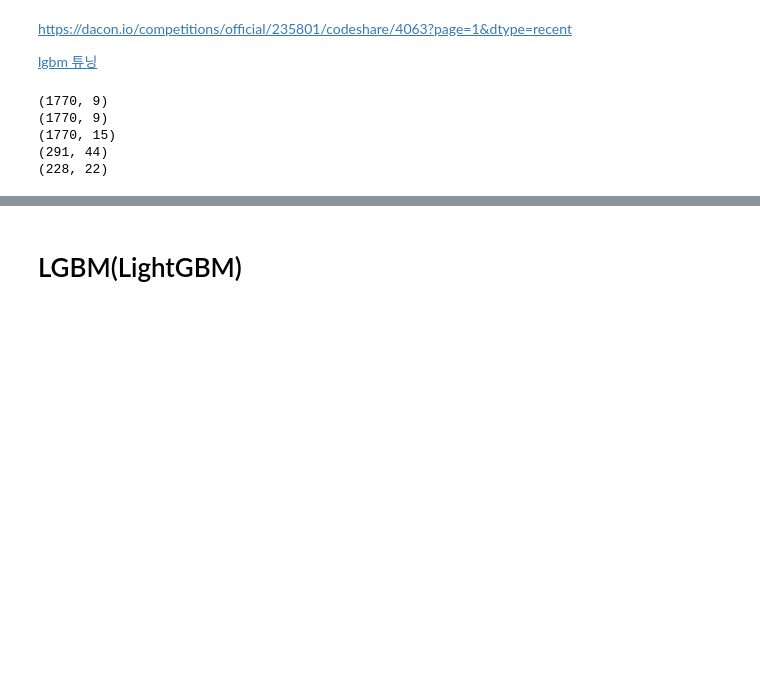
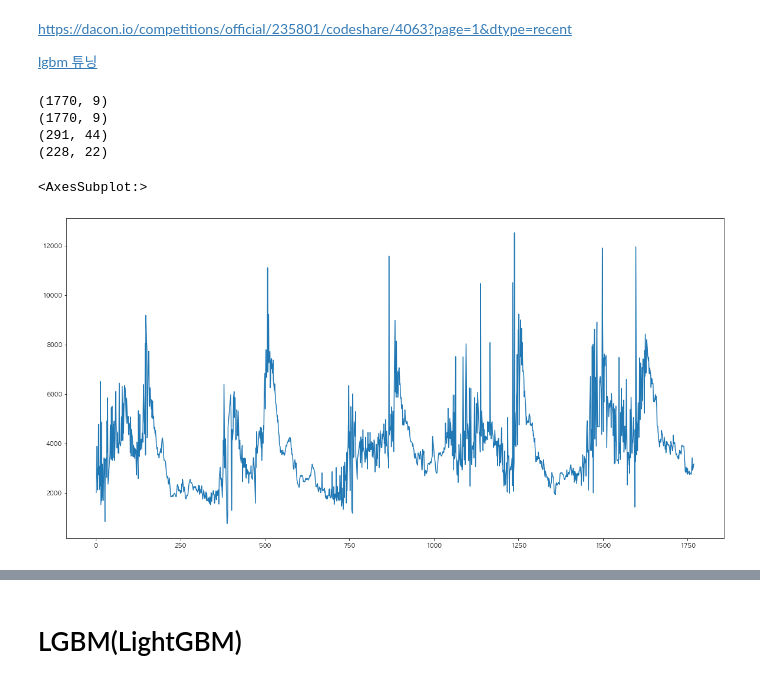
Before and after one commit to noobuy/products_price_predict, a Jupyter notebook: models/final_LGBM_scaler_week.ipynb, the cells around one changed output, grey strips where cells are left out. Saved outputs shown, nothing was run; the diff lists cells and outputs as text; code cells hidden in the pictures; blank space fills up the shorter version.

```diff
--- a/models/final_LGBM_scaler_week.ipynb
+++ b/models/final_LGBM_scaler_week.ipynb
@@ -54,9 +54,9 @@ processed_path = '/Users/cge/Documents/yeardream/project/kurly/products_price_pr
 # %%
 grape = pd.read_csv(processed_path+'캠벨얼리_전처리후.csv')
 mushroom = pd.read_csv(processed_path+'팽이버섯_전처리후.csv')
-tomato = pd.read_csv(processed_path+'토마토_전처리후.csv')
-welsh = pd.read_csv(processed_path+'대파_전처리후.csv')
-plant = pd.read_csv(processed_path+'깻잎_전처리후.csv')
+tomato = pd.read_csv(processed_path+'토마토_전처리후.csv', index_col = 0)
+welsh = pd.read_csv(processed_path+'대파_전처리후.csv', index_col = 0)
+plant = pd.read_csv(processed_path+'깻잎_전처리후.csv', index_col = 0)
 
 private = pd.read_csv(raw_path+'private_data.csv')
 submission = pd.read_csv(raw_path+'sample_submission.csv')
@@ -68,7 +68,11 @@ print(submission.shape)
 # %% [output]
 (1770, 9)
 (1770, 9)
-(1770, 15)
 (291, 44)
 (228, 22)
+# %%
+grape[grape['캠벨얼리_가격(원/kg)'] > 1]['캠벨얼리_가격(원/kg)'].plot(figsize=(20,10))
+# %% [output]
+<AxesSubplot:>
+[figure, added]
 # %%
```
Also changed, not shown: parts of 12 cells of this notebook, 10 other files.
